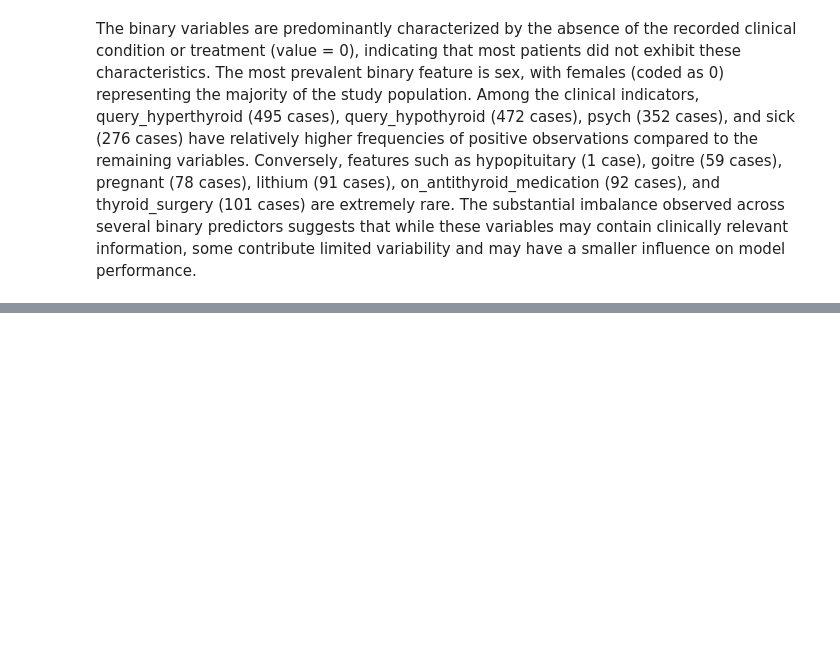
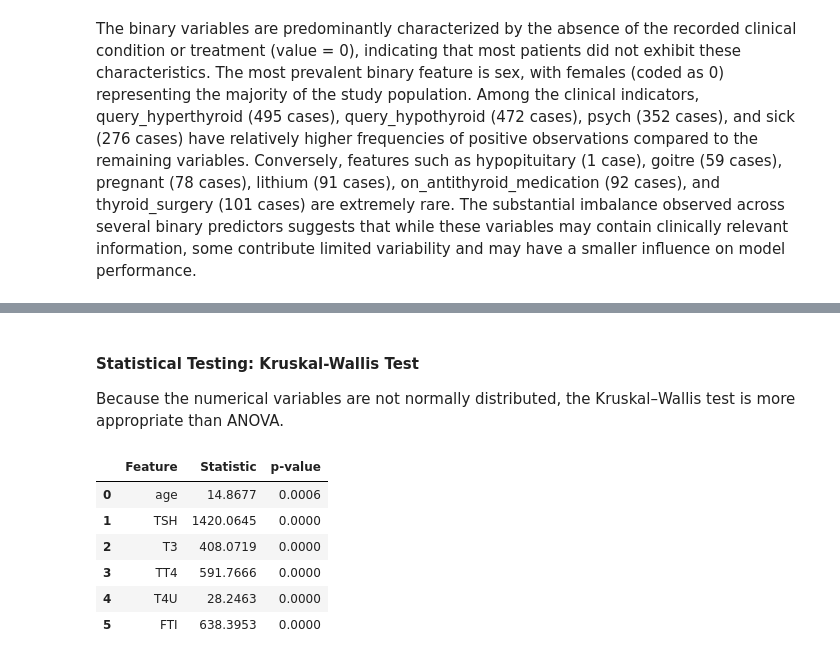
Before and after one commit to byegond-beep/Multi-class-Thyroid-Disease-Classification, a Jupyter notebook: notebook.ipynb, the cells around one changed output, grey strips where cells are left out. Cells and saved outputs as stored; diff of their text form; code cells hidden in the pictures; blank space fills up the shorter version.

```diff
--- a/notebook.ipynb
+++ b/notebook.ipynb
@@ -752,0 +789,32 @@ The binary variables are predominantly characterized by the absence of the recor
+# %% [markdown]
+#### Statistical Testing: Kruskal-Wallis Test
+
+Because the numerical variables are not normally distributed, the Kruskal–Wallis test is more appropriate than ANOVA.
+# %%
+kruskal_results = []
+
+for feature in numerical_features:
+
+    stat, p = stats.kruskal(
+        df[df["class"] == 1][feature],
+        df[df["class"] == 2][feature],
+        df[df["class"] == 3][feature]
+    )
+
+    kruskal_results.append({
+        "Feature": feature,
+        "Statistic": stat,
+        "p-value": p
+    })
+
+kruskal_results = pd.DataFrame(kruskal_results)
+
+kruskal_results
+# %% [output]
+|  | Feature | Statistic | p-value |
+| 0 | age | 14.8677 | 0.0006 |
+| 1 | TSH | 1420.0645 | 0.0000 |
+| 2 | T3 | 408.0719 | 0.0000 |
+| 3 | TT4 | 591.7666 | 0.0000 |
+| 4 | T4U | 28.2463 | 0.0000 |
+| 5 | FTI | 638.3953 | 0.0000 |
```
Also changed, not shown: parts of 12 cells of this notebook.
